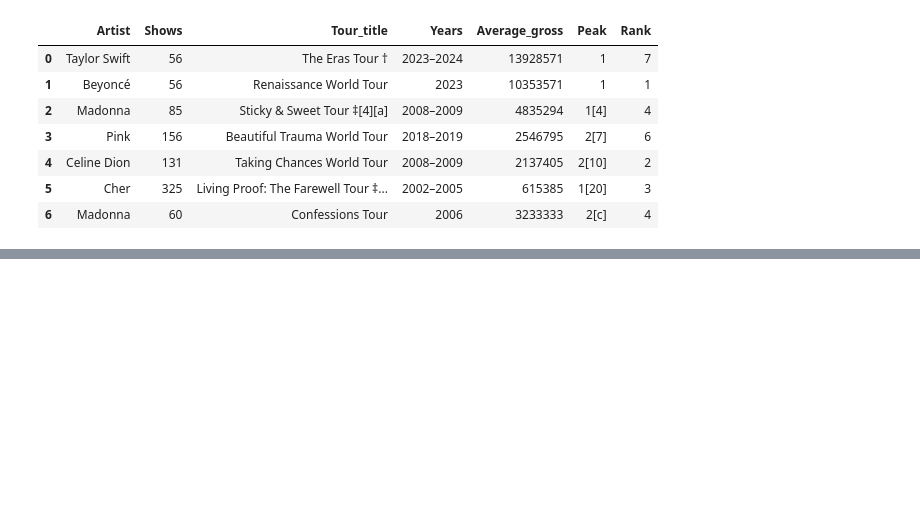
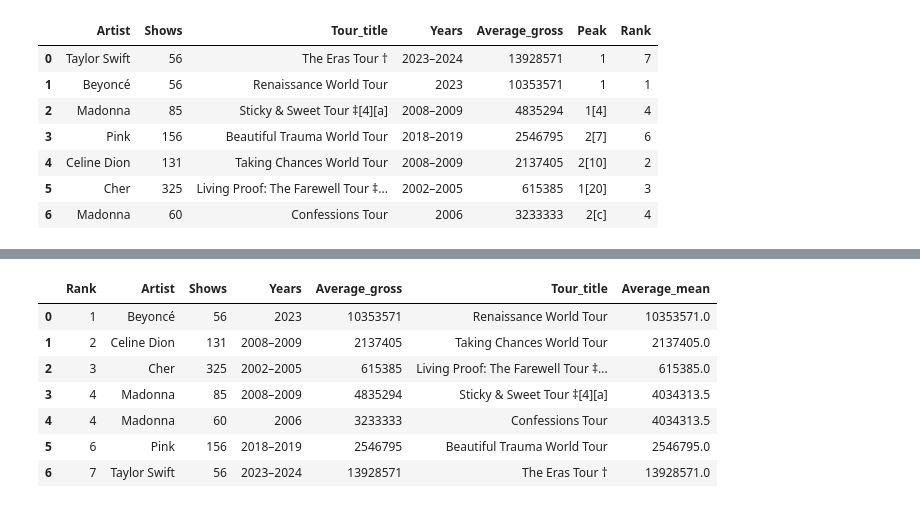
Before and after one commit to mohitmishra8921/Datascience, a Jupyter notebook: kaggle.ipynb, the cells around one changed output, grey strips where cells are left out. Cells and saved outputs as stored; diff of their text form; code cells hidden in the pictures; blank space fills up the shorter version.

```diff
--- a/kaggle.ipynb
+++ b/kaggle.ipynb
@@ -286,0 +335,12 @@ df7.to_csv("Singer.csv")
+# %%
+df10 =df9.rename(columns={"average_mean":"Average_mean"}).copy()
+df10
+# %% [output]
+|  | Rank | Artist | Shows | Years | Average_gross | Tour_title | Average_mean |
+| 0 | 1 | Beyoncé | 56 | 2023 | 10353571 | Renaissance World Tour | 10353571.0 |
+| 1 | 2 | Celine Dion | 131 | 2008–2009 | 2137405 | Taking Chances World Tour | 2137405.0 |
+| 2 | 3 | Cher | 325 | 2002–2005 | 615385 | Living Proof: The Farewell Tour ‡... | 615385.0 |
+| 3 | 4 | Madonna | 85 | 2008–2009 | 4835294 | Sticky & Sweet Tour ‡[4][a] | 4034313.5 |
+| 4 | 4 | Madonna | 60 | 2006 | 3233333 | Confessions Tour | 4034313.5 |
+| 5 | 6 | Pink | 156 | 2018–2019 | 2546795 | Beautiful Trauma World Tour | 2546795.0 |
+| 6 | 7 | Taylor Swift | 56 | 2023–2024 | 13928571 | The Eras Tour † | 13928571.0 |
```
Also changed, not shown: parts of 10 cells of this notebook, 2 other files.
